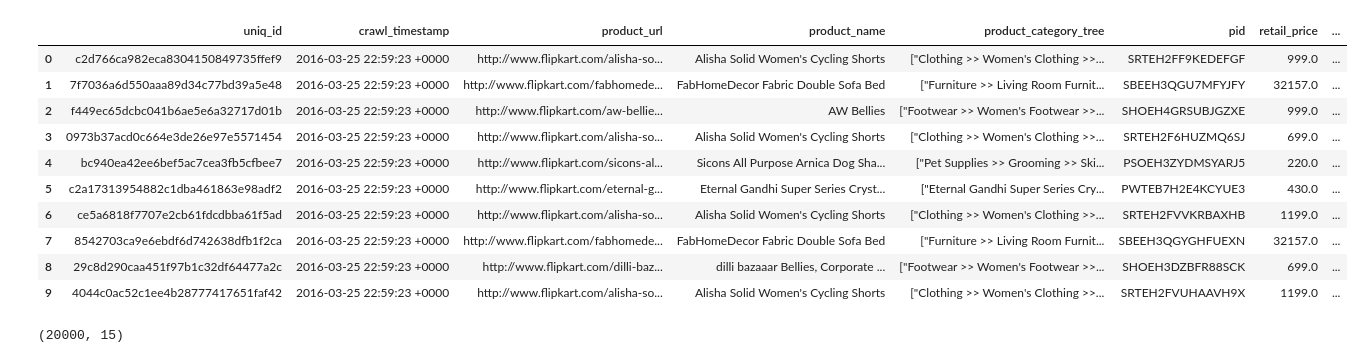
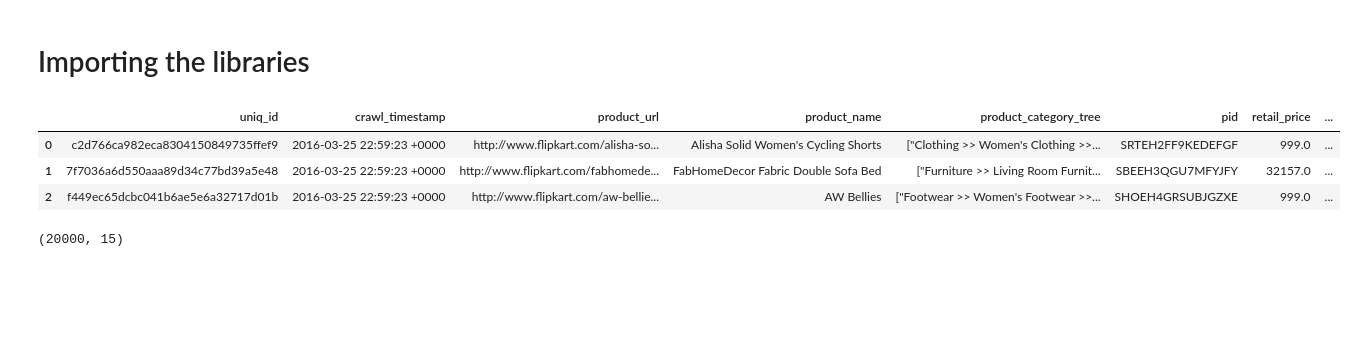
Before and after one commit to kushagra219/NLP-Category-Predictions-Task, a Jupyter notebook: main.ipynb, the cells around one changed output. Saved outputs shown, nothing was run; the diff lists cells and outputs as text; code cells hidden in the pictures; blank space fills up the shorter version.

```diff
--- a/main.ipynb
+++ b/main.ipynb
@@ -5,0 +1,2 @@ import seaborn as sns
+# %% [markdown]
+# Importing the libraries
@@ -6,19 +22,12 @@ import seaborn as sns
 # %%
-df = pd.read_csv("dataset/flipkart_com-ecommerce_sample - flipkart_com-ecommerce_sample - flipkart_com-ecommerce_sample.csv")
+df = pd.read_csv("dataset/flipkart_com-ecommerce_sample.csv")
 
-df.head(10)
+df.head(3)
 # %% [output]
 |  | uniq_id | crawl_timestamp | product_url | product_name | product_category_tree | pid | retail_price | ... |
 | 0 | c2d766ca982eca8304150849735ffef9 | 2016-03-25 22:59:23 +0000 | http://www.flipkart.com/alisha-so... | Alisha Solid Women's Cycling Shorts | ["Clothing >> Women's Clothing >>... | SRTEH2FF9KEDEFGF | 999.0 | ... |
 | 1 | 7f7036a6d550aaa89d34c77bd39a5e48 | 2016-03-25 22:59:23 +0000 | http://www.flipkart.com/fabhomede... | FabHomeDecor Fabric Double Sofa Bed | ["Furniture >> Living Room Furnit... | SBEEH3QGU7MFYJFY | 32157.0 | ... |
 | 2 | f449ec65dcbc041b6ae5e6a32717d01b | 2016-03-25 22:59:23 +0000 | http://www.flipkart.com/aw-bellie... | AW Bellies | ["Footwear >> Women's Footwear >>... | SHOEH4GRSUBJGZXE | 999.0 | ... |
-| 3 | 0973b37acd0c664e3de26e97e5571454 | 2016-03-25 22:59:23 +0000 | http://www.flipkart.com/alisha-so... | Alisha Solid Women's Cycling Shorts | ["Clothing >> Women's Clothing >>... | SRTEH2F6HUZMQ6SJ | 699.0 | ... |
-| 4 | bc940ea42ee6bef5ac7cea3fb5cfbee7 | 2016-03-25 22:59:23 +0000 | http://www.flipkart.com/sicons-al... | Sicons All Purpose Arnica Dog Sha... | ["Pet Supplies >> Grooming >> Ski... | PSOEH3ZYDMSYARJ5 | 220.0 | ... |
-| 5 | c2a17313954882c1dba461863e98adf2 | 2016-03-25 22:59:23 +0000 | http://www.flipkart.com/eternal-g... | Eternal Gandhi Super Series Cryst... | ["Eternal Gandhi Super Series Cry... | PWTEB7H2E4KCYUE3 | 430.0 | ... |
-| 6 | ce5a6818f7707e2cb61fdcdbba61f5ad | 2016-03-25 22:59:23 +0000 | http://www.flipkart.com/alisha-so... | Alisha Solid Women's Cycling Shorts | ["Clothing >> Women's Clothing >>... | SRTEH2FVVKRBAXHB | 1199.0 | ... |
-| 7 | 8542703ca9e6ebdf6d742638dfb1f2ca | 2016-03-25 22:59:23 +0000 | http://www.flipkart.com/fabhomede... | FabHomeDecor Fabric Double Sofa Bed | ["Furniture >> Living Room Furnit... | SBEEH3QGYGHFUEXN | 32157.0 | ... |
-| 8 | 29c8d290caa451f97b1c32df64477a2c | 2016-03-25 22:59:23 +0000 | http://www.flipkart.com/dilli-baz... | dilli bazaaar Bellies, Corporate ... | ["Footwear >> Women's Footwear >>... | SHOEH3DZBFR88SCK | 699.0 | ... |
-| 9 | 4044c0ac52c1ee4b28777417651faf42 | 2016-03-25 22:59:23 +0000 | http://www.flipkart.com/alisha-so... | Alisha Solid Women's Cycling Shorts | ["Clothing >> Women's Clothing >>... | SRTEH2FVUHAAVH9X | 1199.0 | ... |
 # %%
 # no of rows and columns
 
```
Also changed, not shown: parts of 14 cells of this notebook, 2 other files.
